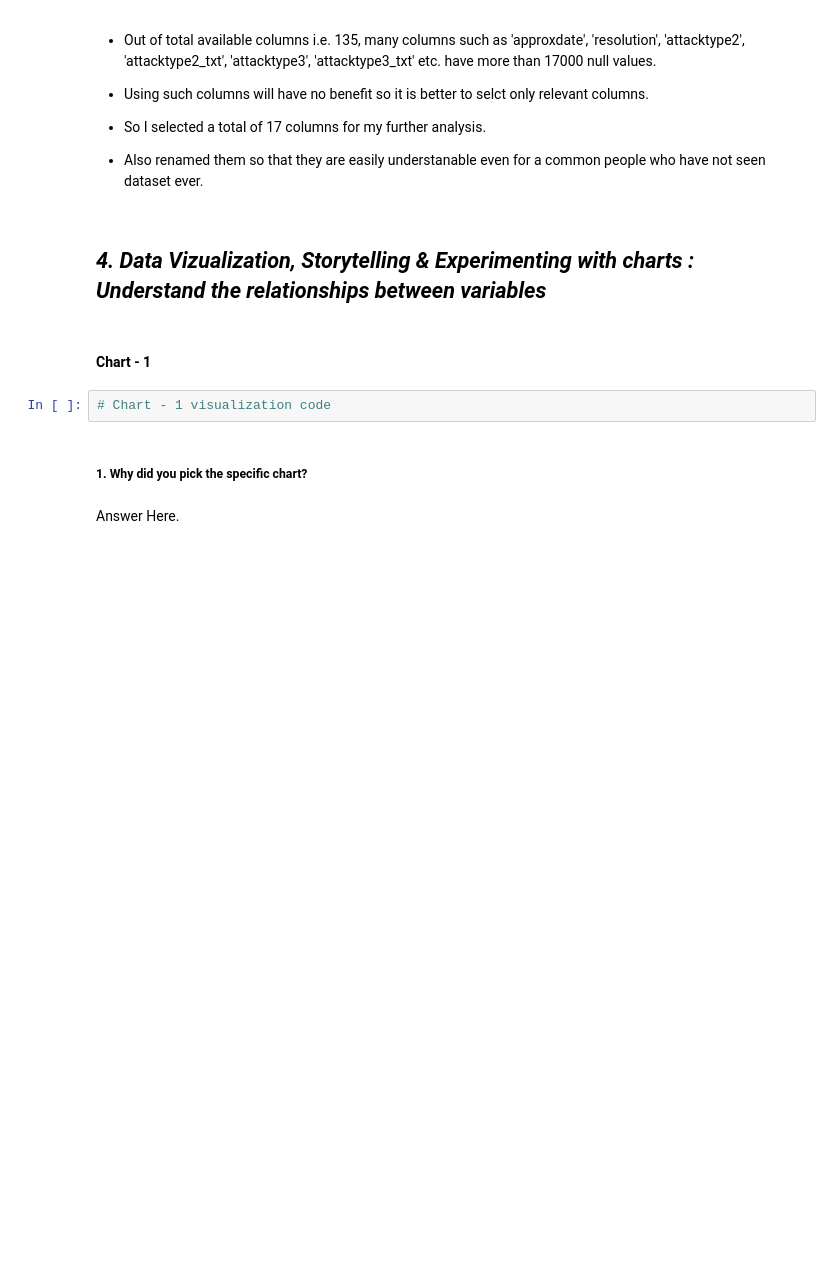
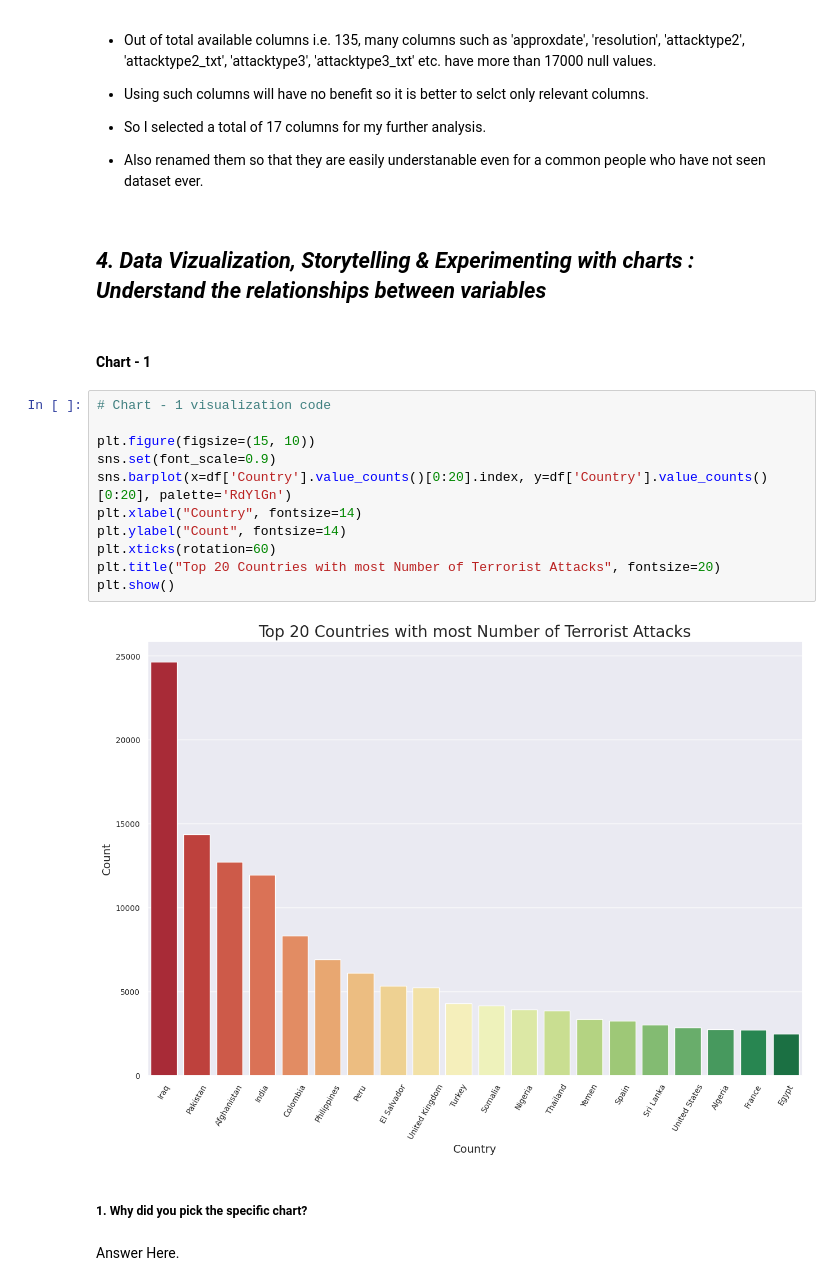
Before and after one commit to Shubham-kumar149/Data-Visualization-With-Python, a Jupyter notebook: Capstone_Project_EDA_on_Global_Terrorism_Dataset.ipynb, the cells around one changed output. Cells and saved outputs as stored; diff of their text form; blank space fills up the shorter version.

```diff
--- a/Capstone_Project_EDA_on_Global_Terrorism_Dataset.ipynb
+++ b/Capstone_Project_EDA_on_Global_Terrorism_Dataset.ipynb
@@ -405,8 +405,19 @@ df.head(5)
 ## ***4. Data Vizualization, Storytelling & Experimenting with charts : Understand the relationships between variables***
 # %% [markdown]
 #### Chart - 1
-# %%
-# Chart - 1 visualization code
+# %%
+# Chart - 1 visualization code
+
+plt.figure(figsize=(15, 10))
+sns.set(font_scale=0.9)
+sns.barplot(x=df['Country'].value_counts()[0:20].index, y=df['Country'].value_counts()[0:20], palette='RdYlGn')
+plt.xlabel("Country", fontsize=14)
+plt.ylabel("Count", fontsize=14)
+plt.xticks(rotation=60)
+plt.title("Top 20 Countries with most Number of Terrorist Attacks", fontsize=20)
+plt.show()
+# %% [output]
+[figure, added]
 # %% [markdown]
 ##### 1. Why did you pick the specific chart?
 # %% [markdown]
```
Also changed, not shown: parts of 8 cells of this notebook.
